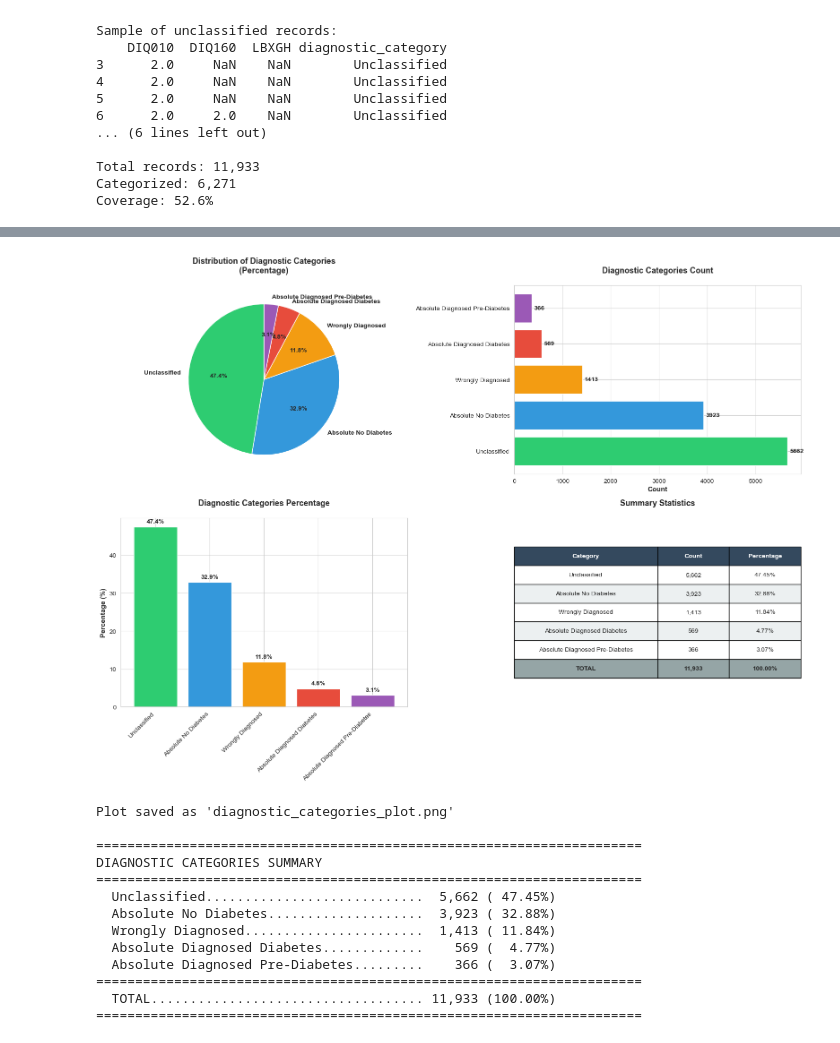
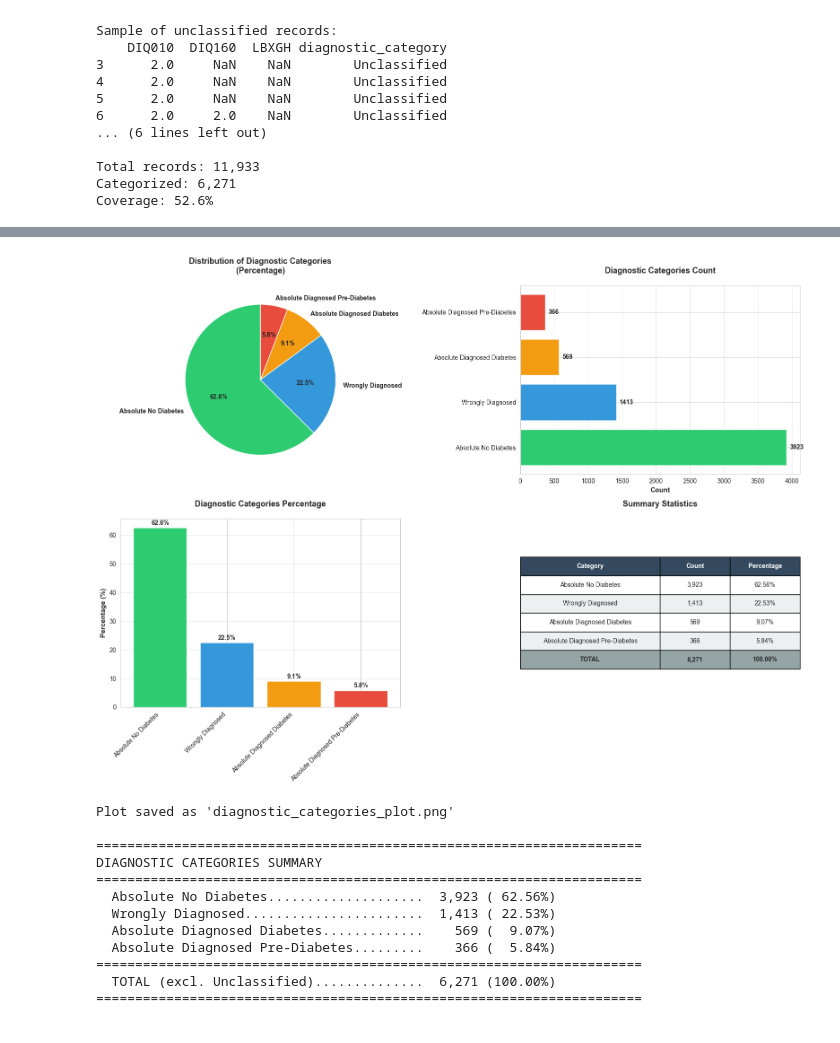
Before and after one commit to unnatiagarwal02/BMI_Applied_project, a Jupyter notebook: absolute_calculation.ipynb, the cells around one changed output, grey strips where cells are left out. Cells and saved outputs as stored; diff of their text form; code cells hidden in the pictures.

Commit message:
Combined 17 (post pandemic) to 2023 data

```diff
--- a/absolute_calculation.ipynb
+++ b/absolute_calculation.ipynb
@@ -166,9 +171,12 @@ import seaborn as sns
 # Set style
 sns.set_style("whitegrid")
 
+# Remove 'Unclassified' from plots and summary (keeps it in the dataframe for reference)
+df_plot = df[df['diagnostic_category'] != 'Unclassified'].copy()
+
 # Get category counts
-category_counts = df['diagnostic_category'].value_counts()
-category_proportions = df['diagnostic_category'].value_counts(normalize=True) * 100
+category_counts = df_plot['diagnostic_category'].value_counts()
+category_proportions = df_plot['diagnostic_category'].value_counts(normalize=True) * 100
 
 # Create a 2x2 subplot figure
 fig, axes = plt.subplots(2, 2, figsize=(16, 12))
@@ -219,8 +227,8 @@ for category in category_counts.index:
     pct = category_proportions[category]
     summary_data.append([category, f'{count:,}', f'{pct:.2f}%'])
 
-# Add total row
-summary_data.append(['TOTAL', f'{len(df):,}', '100.00%'])
+# Add total row (excluding Unclassified)
+summary_data.append(['TOTAL', f'{len(df_plot):,}', '100.00%'])
 
 # Create table
 table = ax4.table(cellText=summary_data,
@@ -238,45 +246,44 @@ for i in range(3):
     table[(0, i)].set_text_props(weight='bold', color='white')
 
 # Alternate row colors
 for i in range(1, len(summary_data) + 1):
     for j in range(3):
         if i == len(summary_data):  # Total row
             table[(i, j)].set_facecolor('#95a5a6')
             table[(i, j)].set_text_props(weight='bold')
         elif i % 2 == 0:
             table[(i, j)].set_facecolor('#ecf0f1')
         else:
             table[(i, j)].set_facecolor('#ffffff')
 
 ax4.set_title('Summary Statistics', fontsize=13, fontweight='bold', pad=20)
 
 plt.tight_layout()
 plt.savefig('diagnostic_categories_plot.png', dpi=300, bbox_inches='tight')
 plt.show()
 
 print("\nPlot saved as 'diagnostic_categories_plot.png'")
 print("\n" + "="*70)
 print("DIAGNOSTIC CATEGORIES SUMMARY")
 print("="*70)
 for category in category_counts.index:
     count = category_counts[category]
     pct = category_proportions[category]
     print(f"  {category:.<40} {count:>6,} ({pct:>6.2f}%)")
 print("="*70)
-print(f"  {'TOTAL':.<40} {len(df):>6,} (100.00%)")
+print(f"  {'TOTAL (excl. Unclassified)':.<40} {len(df_plot):>6,} (100.00%)")
 print("="*70)
 # %% [output]
-[figure, old version]
+[figure, new version]
 Plot saved as 'diagnostic_categories_plot.png'
 
 ======================================================================
 DIAGNOSTIC CATEGORIES SUMMARY
 ======================================================================
-  Unclassified............................  5,662 ( 47.45%)
-  Absolute No Diabetes....................  3,923 ( 32.88%)
-  Wrongly Diagnosed.......................  1,413 ( 11.84%)
-  Absolute Diagnosed Diabetes.............    569 (  4.77%)
-  Absolute Diagnosed Pre-Diabetes.........    366 (  3.07%)
+  Absolute No Diabetes....................  3,923 ( 62.56%)
+  Wrongly Diagnosed.......................  1,413 ( 22.53%)
+  Absolute Diagnosed Diabetes.............    569 (  9.07%)
+  Absolute Diagnosed Pre-Diabetes.........    366 (  5.84%)
 ======================================================================
-  TOTAL................................... 11,933 (100.00%)
+  TOTAL (excl. Unclassified)..............  6,271 (100.00%)
 ======================================================================
```
Also changed, not shown: parts of 1 cell of this notebook, 4 other files.
